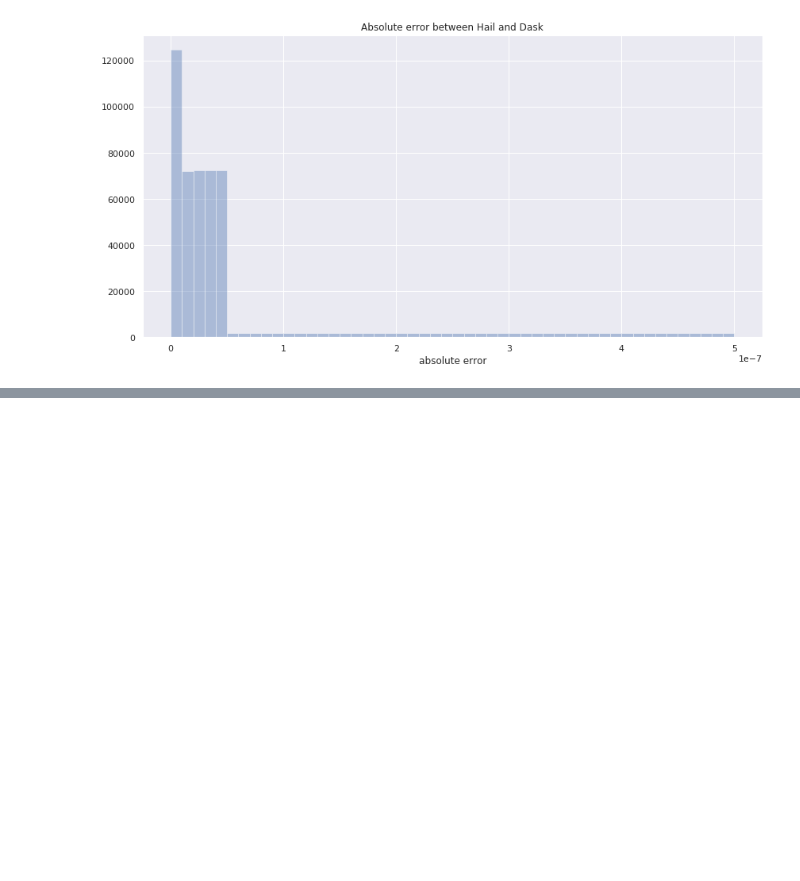
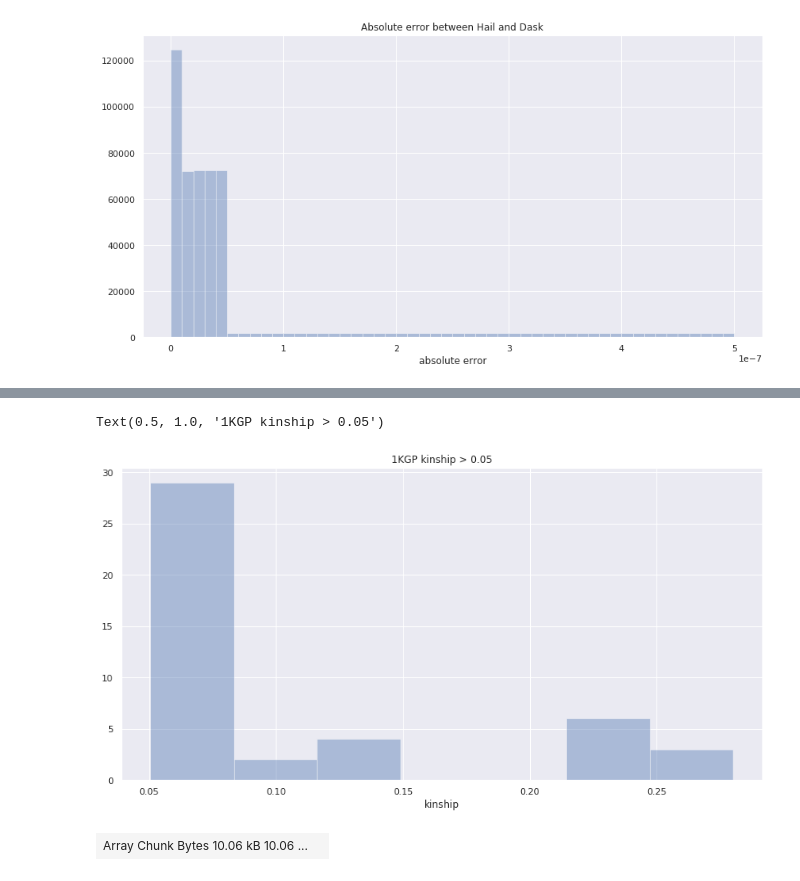
Before and after one commit to related-sciences/gwas-analysis, a Jupyter notebook: notebooks/platform/xarray/pc_relate/pc_relate.ipynb, the cells around one changed output, grey strips where cells are left out. Saved outputs shown, nothing was run; the diff lists cells and outputs as text; code cells hidden in the pictures; blank space fills up the shorter version.

```diff
--- a/notebooks/platform/xarray/pc_relate/pc_relate.ipynb
+++ b/notebooks/platform/xarray/pc_relate/pc_relate.ipynb
@@ -494,0 +608,12 @@ Text(0.5, 1.0, 'Absolute error between Hail and Dask')
+# %%
+p = sns.distplot(kg_phi_s[kg_phi_s > 0.05], axlabel="kinship", kde=False)
+p.set_title("1KGP kinship > 0.05")
+# %% [output]
+Text(0.5, 1.0, '1KGP kinship > 0.05')
+[figure, added]
+# %%
+kg_pcs_air = da.from_array(pd.read_csv(Path(f"{Path.home()}/projects/tmp/1kg/pcs.csv").as_posix(),
+                                       usecols=[1,2]).to_numpy()).T
+kg_pcs_air
+# %% [output]
+| Array Chunk Bytes 10.06 kB 10.06 ... |  |
```
Also changed, not shown: parts of 39 cells of this notebook.
